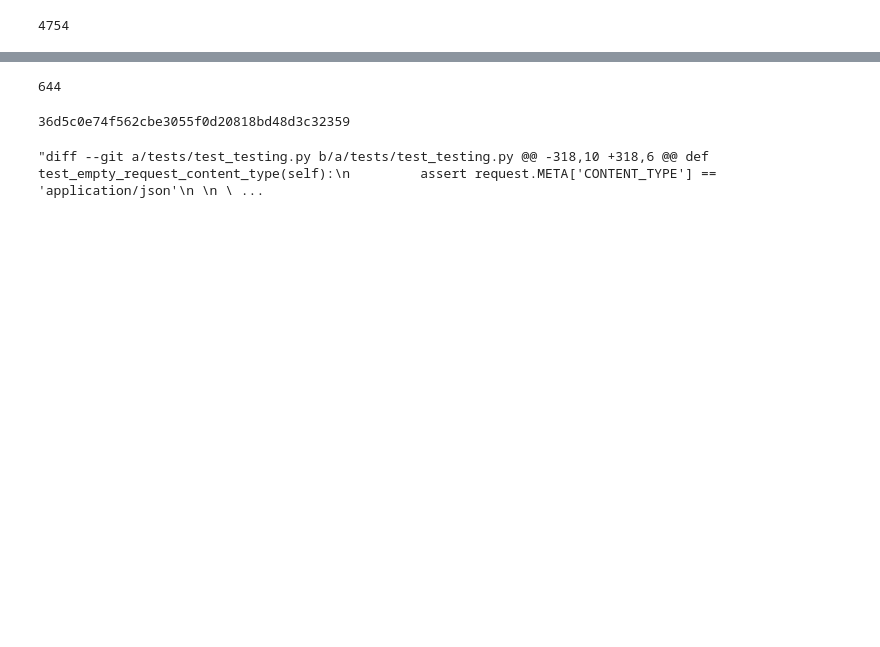
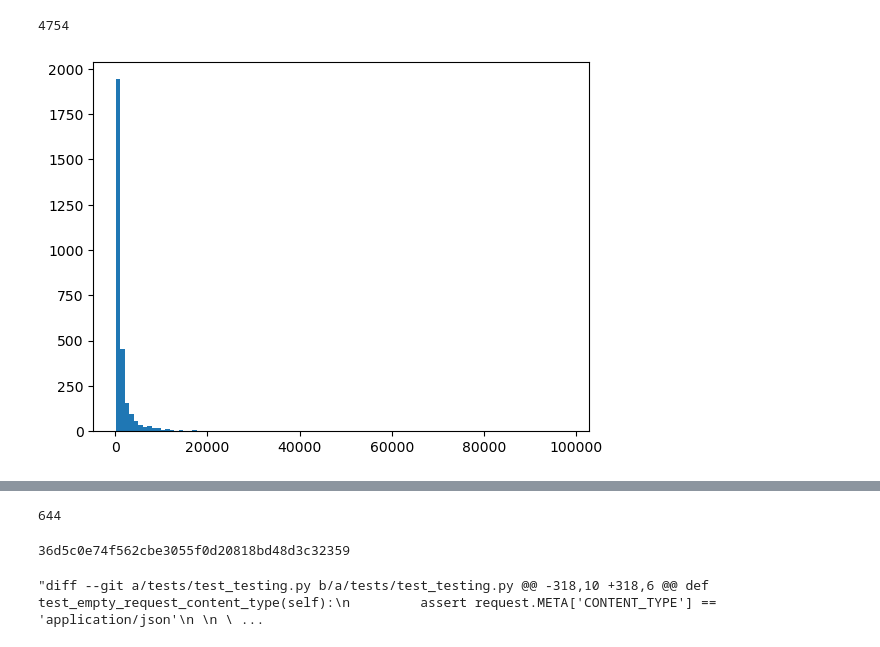
Before and after one commit to tyfann/llm4commit, a Jupyter notebook: scenario/diff_crawler.ipynb, the cells around one changed output, grey strips where cells are left out. Saved outputs shown, nothing was run; the diff lists cells and outputs as text; code cells hidden in the pictures; blank space fills up the shorter version.

Commit message:
baseline and scenario data add

```diff
--- a/scenario/diff_crawler.ipynb
+++ b/scenario/diff_crawler.ipynb
@@ -70,0 +117,4 @@ KeyError: 'files'
+# %%
+for commit in commit_data:
+    print(commit)
+    break
@@ -70,0 +127,3 @@ KeyError: 'files'
+# %%
+response = requests.get(GITHUB_API_ENDPOINT, headers=headers, params={'page': 20})
+commits = response.json()
@@ -70,0 +150,3 @@ KeyError: 'files'
+# %%
+with open('../data/scenario/project_based_angular_diff.json', 'r', encoding='UTF-8') as f:
+    angular_data = json.load(f)
@@ -70,0 +155,3 @@ KeyError: 'files'
+# %%
+with open('../data/scenario/project_based_angular_diff.json', 'w', encoding='UTF-8') as f:
+    json.dump(commit_data, f, indent=4)
@@ -130,17 +221,19 @@ for sha in commit_data:
 # %%
 # plot the distribution of the length of the diff
 import matplotlib.pyplot as plt
 diff_len = []
 for sha in commit_data:
     if len(commit_data[sha]['diff']) == 1:
         diff_len.append(len(commit_data[sha]['diff'][0]['diff']))
 plt.hist(diff_len, bins=100)
 plt.show()
 
 # count the number of commits with diff length less than 1000
 count = 0
 for l in diff_len:
-    if l < 3000:
+    if l <= 500:
         count += 1
+# %% [output]
+[figure, added]
 # %%
 count
```
Also changed, not shown: parts of 14 cells of this notebook, 23 other files.
